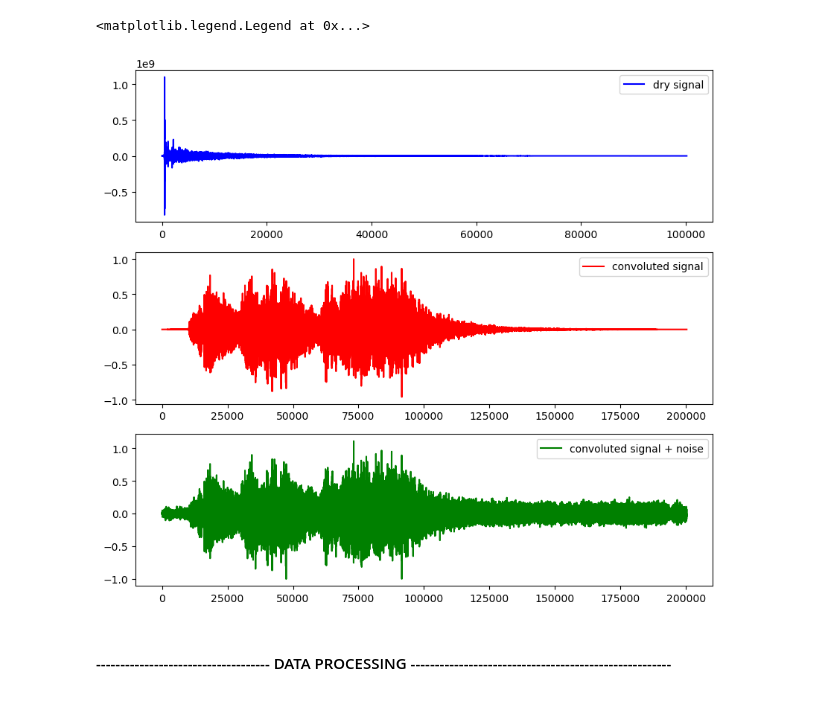
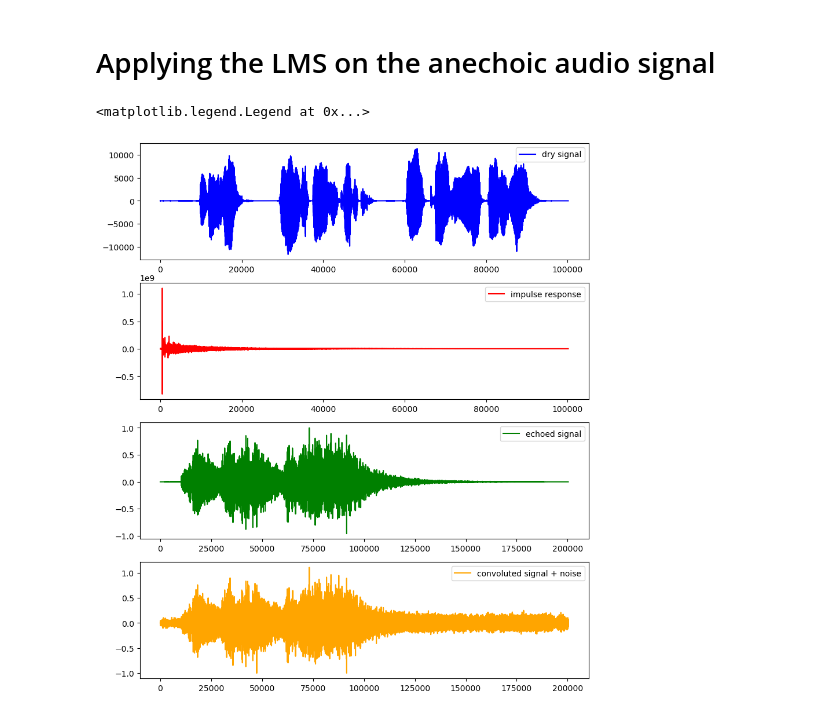
Before and after one commit to GiovaniZanfra/echo_noise_removal, a Jupyter notebook: lms.ipynb, the cells around one changed output. Drawn from its saved outputs; the diff is of its cells as text; code cells hidden in the pictures.

```diff
--- a/lms.ipynb
+++ b/lms.ipynb
@@ -7,20 +10,22 @@ from scipy.signal import tf2zpk
+# %% [markdown]
+# Applying the LMS on the anechoic audio signal
 # %%
 anechoic_audio_impulse_response_convolution_plus_noise = np.load("/workspace/unicamp/IA009/Projeto Final/data/anechoic_audio_impulse_response_convolution_plus_noise.npy")
 anechoic_audio_impulse_response_convolution = np.load("/workspace/unicamp/IA009/Projeto Final/data/anechoic_audio_impulse_response_convolution.npy")
 anechoic_audio_plus_noise = np.load("/workspace/unicamp/IA009/Projeto Final/data/anechoic_audio_plus_noise.npy")
 anechoic_audio = np.load("/workspace/unicamp/IA009/Projeto Final/data/anechoic_audio.npy")
 impulse_response = np.load("/workspace/unicamp/IA009/Projeto Final/data/impulse_response.npy")
 noise = np.load("/workspace/unicamp/IA009/Projeto Final/data/noise.npy")
 
-fig, ax = plt.subplots(3, 1, figsize=(10, 9))
-ax[0].plot(impulse_response, color='blue', label='dry signal')
+fig, ax = plt.subplots(4, 1, figsize=(10, 12))
+ax[0].plot(anechoic_audio, color='blue', label='dry signal')
 ax[0].legend()
-ax[1].plot(anechoic_audio_impulse_response_convolution, color='red', label='convoluted signal')
+ax[1].plot(impulse_response, color='red', label='impulse response')
 ax[1].legend()
-ax[2].plot(anechoic_audio_impulse_response_convolution_plus_noise, color='green', label='convoluted signal + noise')
+ax[2].plot(anechoic_audio_impulse_response_convolution, color='green', label='echoed signal')
 ax[2].legend()
+ax[3].plot(anechoic_audio_impulse_response_convolution_plus_noise, color='orange', label='convoluted signal + noise')
+ax[3].legend()
 # %% [output]
 <matplotlib.legend.Legend at 0x...>
-[figure, old version]
+[figure, new version]
-# %% [markdown]
-#### ------------------------------------ DATA PROCESSING ------------------------------------------------------
```
Also changed, not shown: parts of 25 cells of this notebook, 1 other file.
